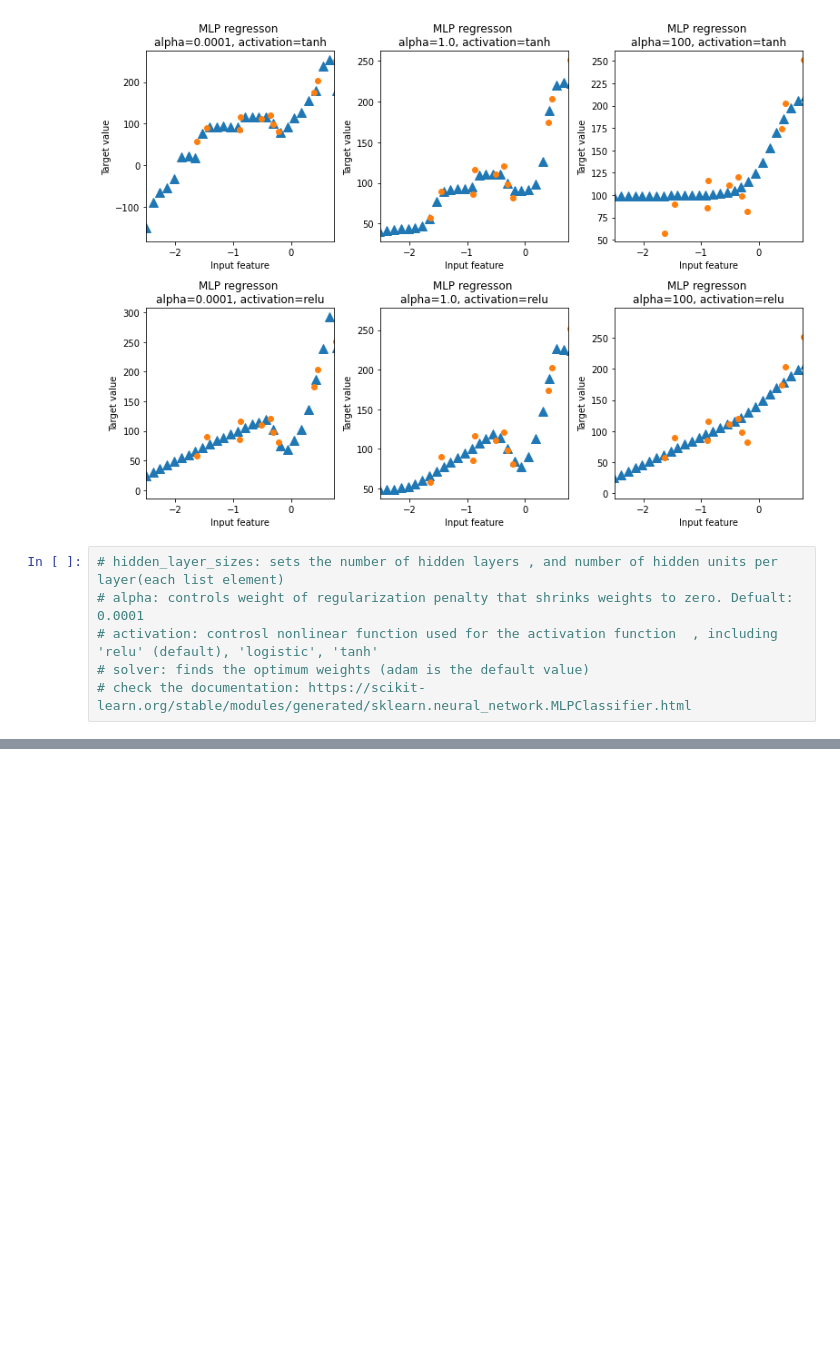
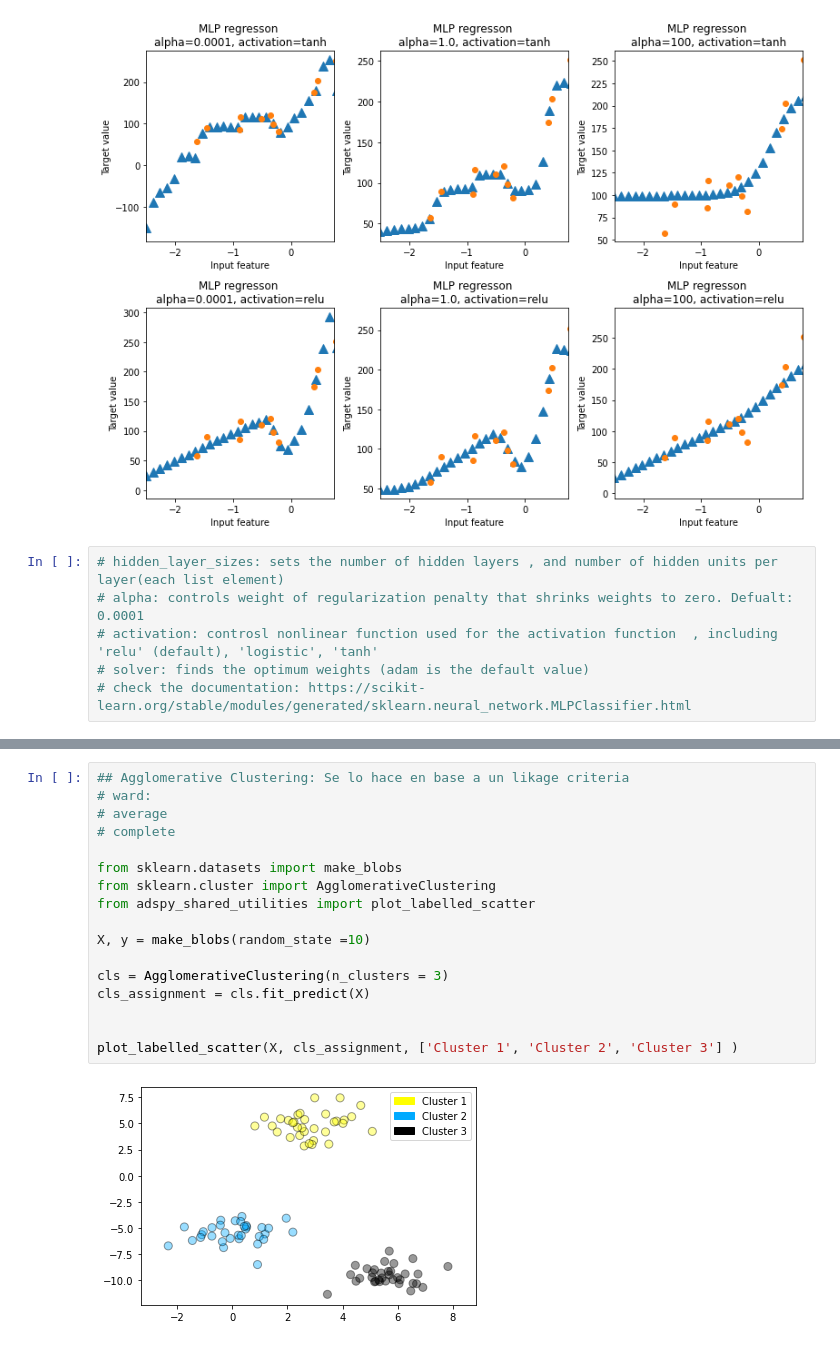
Before and after one commit to EduardoMontero-100/DataScience, a Jupyter notebook: coursera/excercises_ml.ipynb, the cells around one changed output, grey strips where cells are left out. Drawn from its saved outputs; the diff is of its cells as text; blank space fills up the shorter version.

```diff
--- a/coursera/excercises_ml.ipynb
+++ b/coursera/excercises_ml.ipynb
@@ -1588,0 +1680,19 @@ for thisaxisarrow, thisactiviation in zip(subaxes, ['tanh', 'relu']):
+# %%
+## Agglomerative Clustering: Se lo hace en base a un likage criteria
+# ward:
+# average
+# complete
+
+from sklearn.datasets import make_blobs
+from sklearn.cluster import AgglomerativeClustering
+from adspy_shared_utilities import plot_labelled_scatter
+
+X, y = make_blobs(random_state =10)
+
+cls = AgglomerativeClustering(n_clusters = 3)
+cls_assignment = cls.fit_predict(X)
+
+
+plot_labelled_scatter(X, cls_assignment, ['Cluster 1', 'Cluster 2', 'Cluster 3'] )
+# %% [output]
+[figure, added]
```
Also changed, not shown: parts of 11 cells of this notebook.
